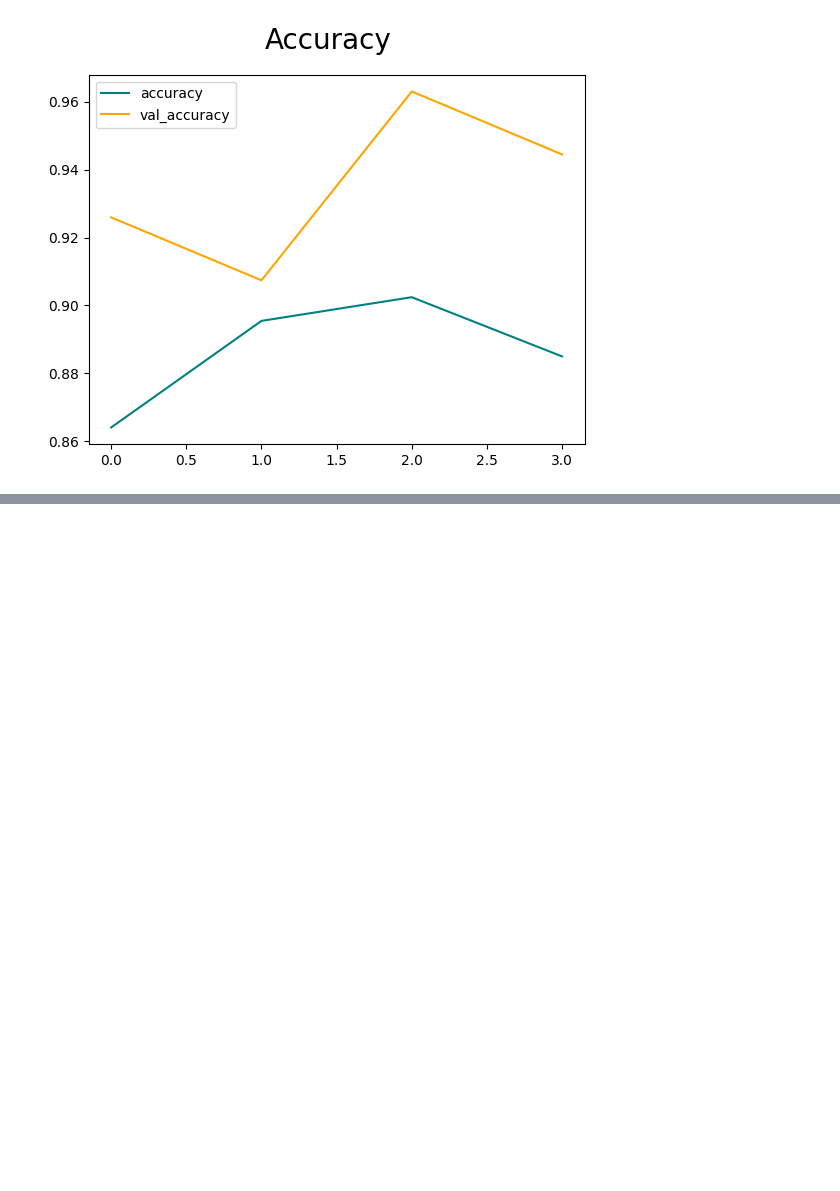
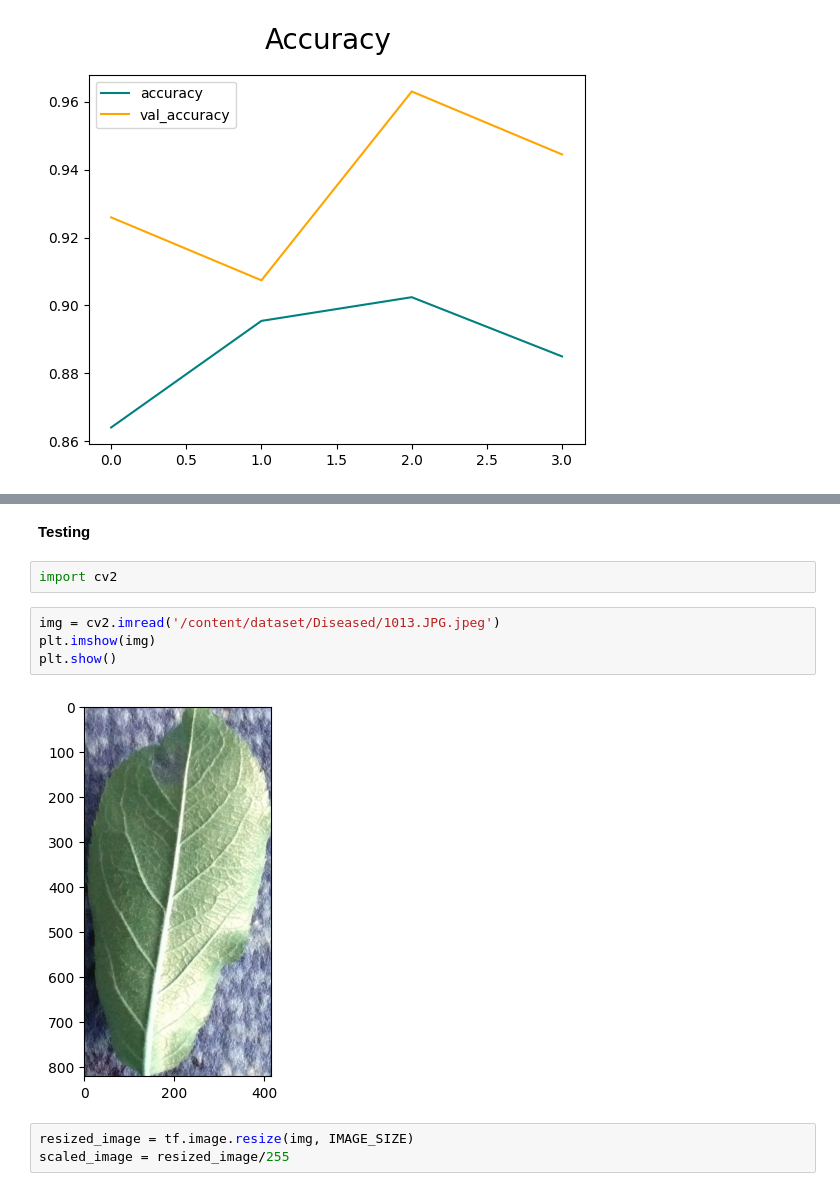
Before and after one commit to SinethB/Plant-disease-detection-model-Deep-Learning-Mini-project--EC9170, a Jupyter notebook: Plant disease detection_01_Transfer Learning.ipynb, the cells around one changed output, grey strips where cells are left out. Cells and saved outputs as stored; diff of their text form; blank space fills up the shorter version.

```diff
--- a/Plant disease detection_01_Transfer Learning.ipynb
+++ b/Plant disease detection_01_Transfer Learning.ipynb
@@ -209,0 +192,13 @@ for batch in test_data.as_numpy_iterator():
+# %% [markdown]
+**Testing**
+# %%
+import cv2
+# %%
+img = cv2.imread('/content/dataset/Diseased/1013.JPG.jpeg')
+plt.imshow(img)
+plt.show()
+# %% [output]
+[figure, added]
+# %%
+resized_image = tf.image.resize(img, IMAGE_SIZE)
+scaled_image = resized_image/255
```
Also changed, not shown: parts of 7 cells of this notebook.
